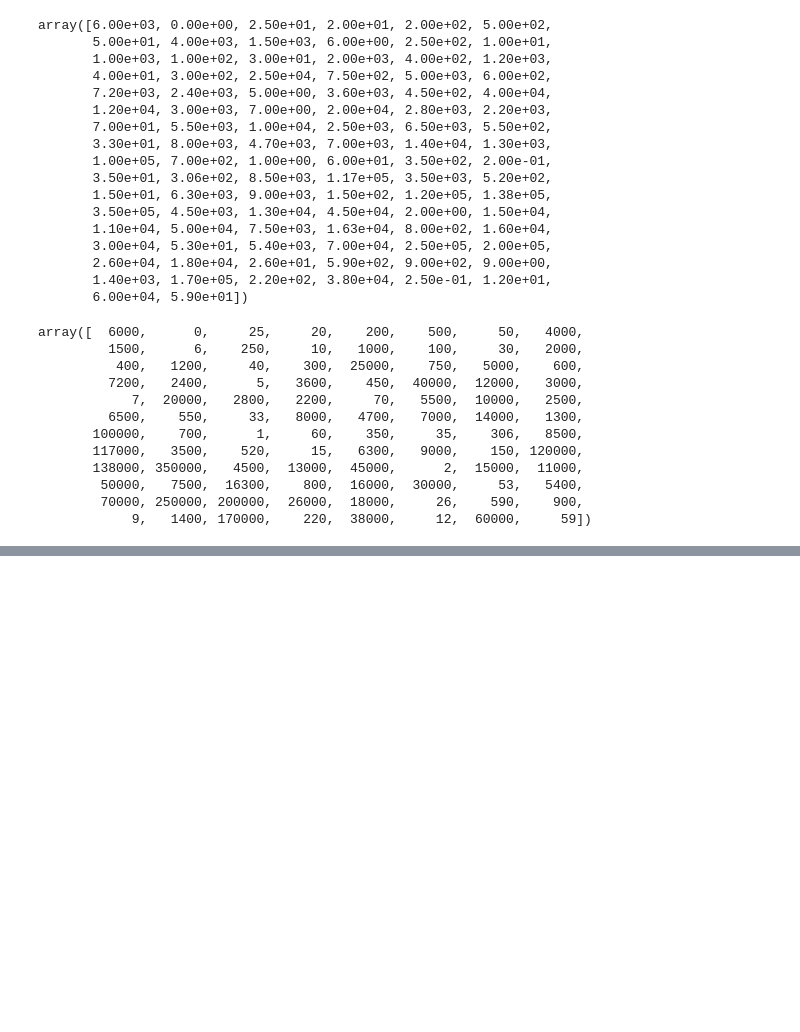
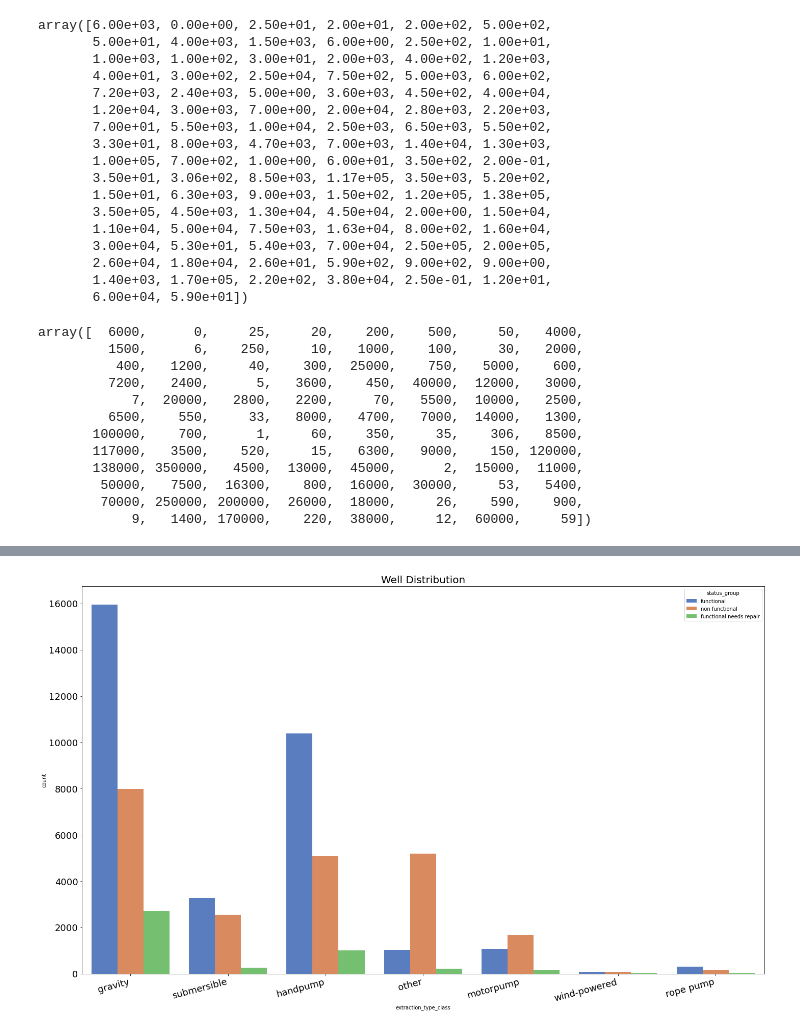
Before and after one commit to 01Troy/Project-3, a Jupyter notebook: tzdatacleaningneda.ipynb, the cells around one changed output, grey strips where cells are left out. Drawn from its saved outputs; the diff is of its cells as text; code cells hidden in the pictures; blank space fills up the shorter version.

```diff
--- a/tzdatacleaningneda.ipynb
+++ b/tzdatacleaningneda.ipynb
@@ -823,0 +870,10 @@ df.to_csv('./data/cleaned_data.csv')
+# %%
+#plot a countplot to show how pumps are distributed according to the modes of extraction
+plt.figure(figsize=[24,14])
+ax = sns.countplot(data=df, x = 'extraction_type_class', hue = "status_group", palette='muted')
+plt.xticks(size = 18, rotation = 15, ha="right")
+plt.yticks(size = 18)
+plt.title("Well Distribution", size= 20)
+plt.savefig("./images/statusVSmode.png", dpi=300, bbox_inches='tight')
+# %% [output]
+[figure, added]
```
Also changed, not shown: parts of 58 cells of this notebook, 7 other files.
